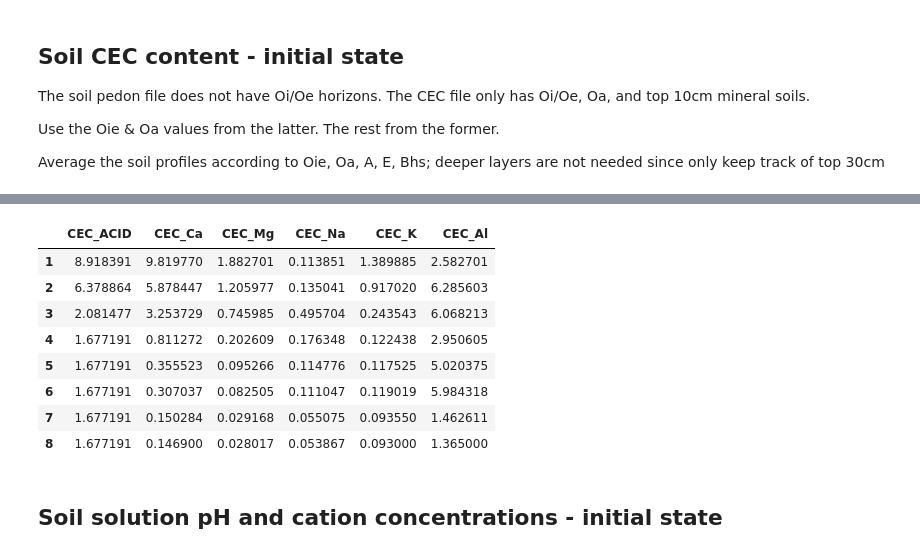
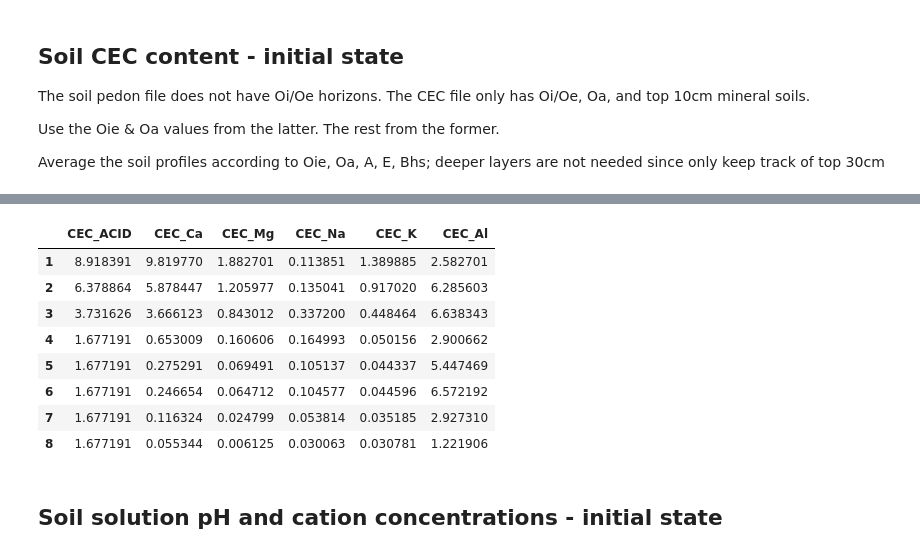
Before and after one commit to ypwong22/erw_scripts, a Jupyter notebook: create_surfdata_HubbardBrook.ipynb, the cells around one changed output, grey strips where cells are left out. Cells and saved outputs as stored; diff of their text form; code cells hidden in the pictures.

```diff
--- a/create_surfdata_HubbardBrook.ipynb
+++ b/create_surfdata_HubbardBrook.ipynb
@@ -116,24 +117,26 @@ combined
 # %%
 # Convert from soil horizon to ELM soil layers
-# Assume Oi = Oe
-horizon_interfaces = np.array([0, 2.5, 5, 10, 20, 50, 100])
+# Assume Oi = Oe; merge Oa and A because they occupy same layers
+# O horizion ~7cm, B/C interface 60cm
+# Johnson, C. E., Driscoll, C. T., Blum, J. D., Fahey, T. J., & Battles, J. J. (2014). Soil Chemical Dynamics after Calcium Silicate Addition to a Northern Hardwood Forest. Soil Science Society of America Journal, 78(4), 1458–1468. https://doi.org/10.2136/sssaj2014.03.0114
+horizon_interfaces = np.array([0, 2.5, 7, 10, 20, 60, 100])
 elm_interfaces = np.array([0, 1.75, 4.51, 9.06, 16.55, 28.91, 49.29, 82.89, 138.28])
 horizon_nodes = np.diff(horizon_interfaces)
 elm_nodes = np.array([0.71, 2.79, 6.23, 11.89, 21.22, 36.61, 61.98, 100.38])
 
 result = vert_interp(elm_nodes, horizon_nodes, combined.values.T, False,
                      elm_interfaces, horizon_interfaces)
 elm_cec = pd.DataFrame(result.T, index = range(1, 9), columns = combined.columns)
 elm_cec
 # %% [output]
 |  | CEC_ACID | CEC_Ca | CEC_Mg | CEC_Na | CEC_K | CEC_Al |
 | 1 | 8.918391 | 9.819770 | 1.882701 | 0.113851 | 1.389885 | 2.582701 |
 | 2 | 6.378864 | 5.878447 | 1.205977 | 0.135041 | 0.917020 | 6.285603 |
-| 3 | 2.081477 | 3.253729 | 0.745985 | 0.495704 | 0.243543 | 6.068213 |
-| 4 | 1.677191 | 0.811272 | 0.202609 | 0.176348 | 0.122438 | 2.950605 |
-| 5 | 1.677191 | 0.355523 | 0.095266 | 0.114776 | 0.117525 | 5.020375 |
-| 6 | 1.677191 | 0.307037 | 0.082505 | 0.111047 | 0.119019 | 5.984318 |
-| 7 | 1.677191 | 0.150284 | 0.029168 | 0.055075 | 0.093550 | 1.462611 |
-| 8 | 1.677191 | 0.146900 | 0.028017 | 0.053867 | 0.093000 | 1.365000 |
+| 3 | 3.731626 | 3.666123 | 0.843012 | 0.337200 | 0.448464 | 6.638343 |
+| 4 | 1.677191 | 0.653009 | 0.160606 | 0.164993 | 0.050156 | 2.900662 |
+| 5 | 1.677191 | 0.275291 | 0.069491 | 0.105137 | 0.044337 | 5.447469 |
+| 6 | 1.677191 | 0.246654 | 0.064712 | 0.104577 | 0.044596 | 6.572192 |
+| 7 | 1.677191 | 0.116324 | 0.024799 | 0.053814 | 0.035185 | 2.927310 |
+| 8 | 1.677191 | 0.055344 | 0.006125 | 0.030063 | 0.030781 | 1.221906 |
 # %% [markdown]
 ## Soil solution pH and cation concentrations - initial state
```
Also changed, not shown: parts of 23 cells of this notebook, 36 other files.
